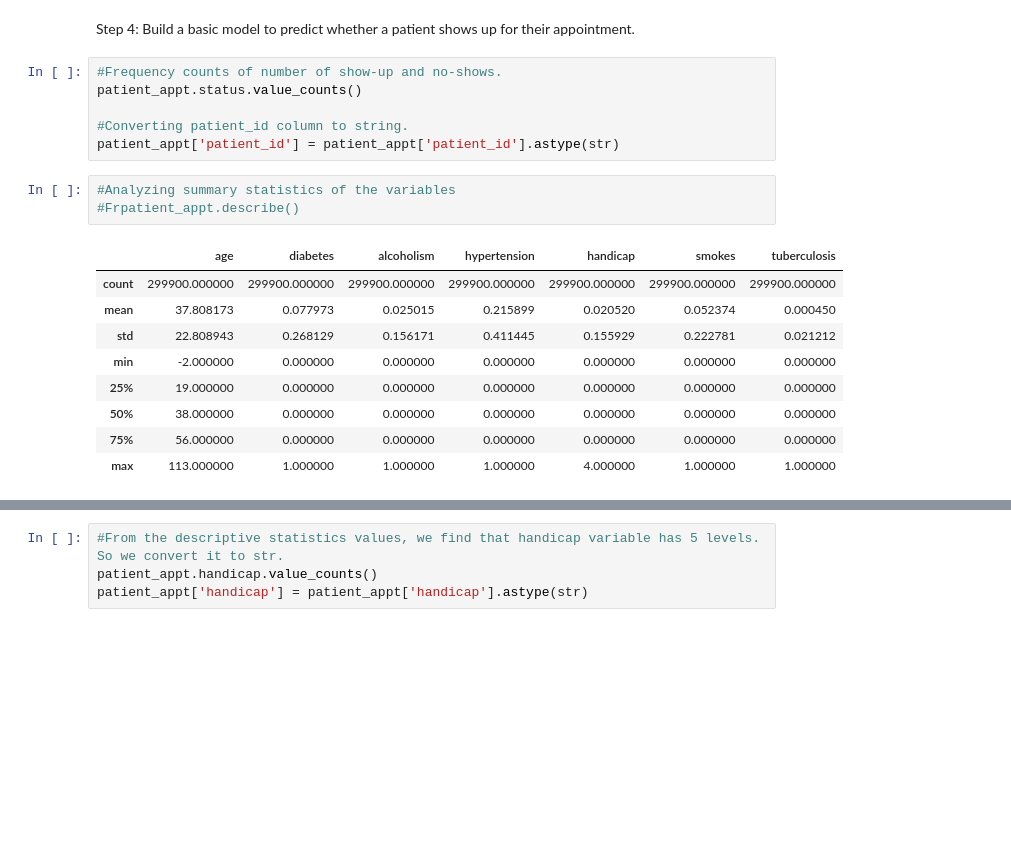
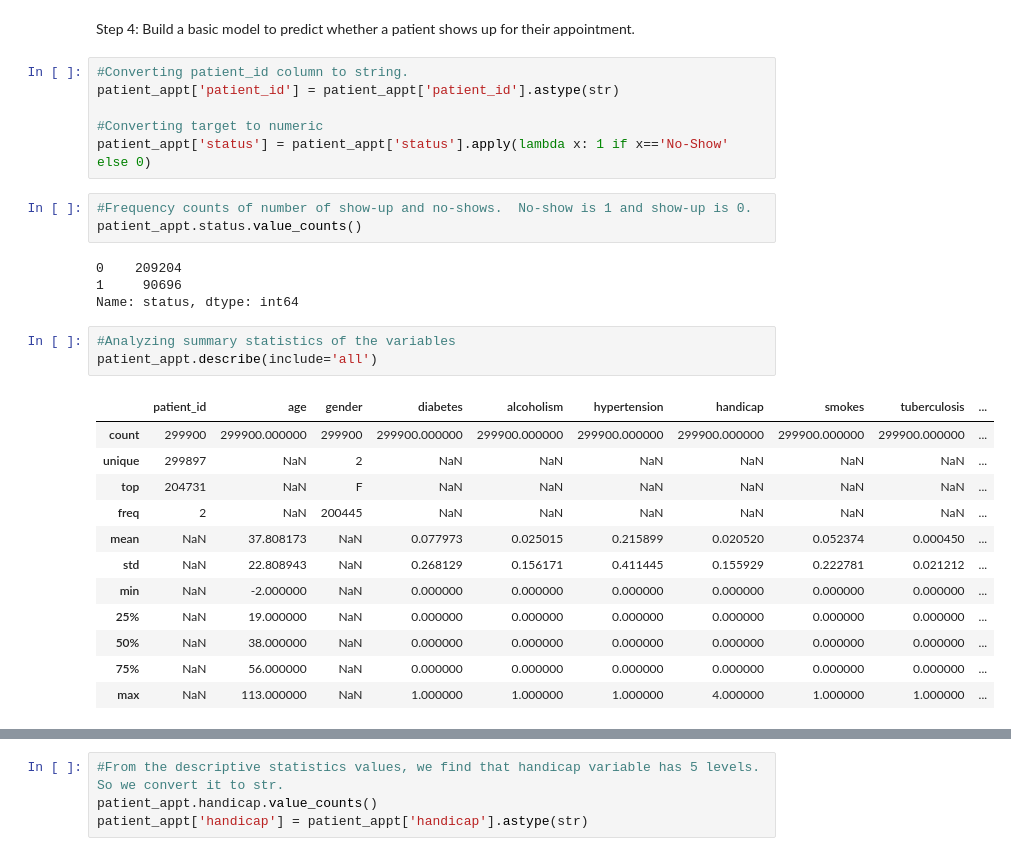
Before and after one commit to sriharinagarajan/Data_Exploration_Modeling_Case, a Jupyter notebook: Part_1.ipynb, the cells around one changed output, grey strips where cells are left out. Cells and saved outputs as stored; diff of their text form; blank space fills up the shorter version.

```diff
--- a/Part_1.ipynb
+++ b/Part_1.ipynb
@@ -87,22 +87,32 @@ sns.countplot(x="age_group", hue="status", data=patient_appt, order=group_names)
 [figure]
 # %% [markdown]
 Step 4: Build a basic model to predict whether a patient shows up for their appointment.
+# %%
+#Converting patient_id column to string.
+patient_appt['patient_id'] = patient_appt['patient_id'].astype(str)
+
+#Converting target to numeric
+patient_appt['status'] = patient_appt['status'].apply(lambda x: 1 if x=='No-Show' else 0)
 # %%
-#Frequency counts of number of show-up and no-shows.
+#Frequency counts of number of show-up and no-shows.  No-show is 1 and show-up is 0.
 patient_appt.status.value_counts()
-
-#Converting patient_id column to string.
-patient_appt['patient_id'] = patient_appt['patient_id'].astype(str)
+# %% [output]
+0    209204
+1     90696
+Name: status, dtype: int64
 # %%
 #Analyzing summary statistics of the variables
-#Frpatient_appt.describe()
+patient_appt.describe(include='all')
 # %% [output]
-|  | age | diabetes | alcoholism | hypertension | handicap | smokes | tuberculosis |
-| count | 299900.000000 | 299900.000000 | 299900.000000 | 299900.000000 | 299900.000000 | 299900.000000 | 299900.000000 |
-| mean | 37.808173 | 0.077973 | 0.025015 | 0.215899 | 0.020520 | 0.052374 | 0.000450 |
-| std | 22.808943 | 0.268129 | 0.156171 | 0.411445 | 0.155929 | 0.222781 | 0.021212 |
-| min | -2.000000 | 0.000000 | 0.000000 | 0.000000 | 0.000000 | 0.000000 | 0.000000 |
-| 25% | 19.000000 | 0.000000 | 0.000000 | 0.000000 | 0.000000 | 0.000000 | 0.000000 |
-| 50% | 38.000000 | 0.000000 | 0.000000 | 0.000000 | 0.000000 | 0.000000 | 0.000000 |
-| 75% | 56.000000 | 0.000000 | 0.000000 | 0.000000 | 0.000000 | 0.000000 | 0.000000 |
-| max | 113.000000 | 1.000000 | 1.000000 | 1.000000 | 4.000000 | 1.000000 | 1.000000 |
+|  | patient_id | age | gender | diabetes | alcoholism | hypertension | handicap | smokes | tuberculosis | ... |
+| count | 299900 | 299900.000000 | 299900 | 299900.000000 | 299900.000000 | 299900.000000 | 299900.000000 | 299900.000000 | 299900.000000 | ... |
+| unique | 299897 | NaN | 2 | NaN | NaN | NaN | NaN | NaN | NaN | ... |
+| top | 204731 | NaN | F | NaN | NaN | NaN | NaN | NaN | NaN | ... |
+| freq | 2 | NaN | 200445 | NaN | NaN | NaN | NaN | NaN | NaN | ... |
+| mean | NaN | 37.808173 | NaN | 0.077973 | 0.025015 | 0.215899 | 0.020520 | 0.052374 | 0.000450 | ... |
+| std | NaN | 22.808943 | NaN | 0.268129 | 0.156171 | 0.411445 | 0.155929 | 0.222781 | 0.021212 | ... |
+| min | NaN | -2.000000 | NaN | 0.000000 | 0.000000 | 0.000000 | 0.000000 | 0.000000 | 0.000000 | ... |
+| 25% | NaN | 19.000000 | NaN | 0.000000 | 0.000000 | 0.000000 | 0.000000 | 0.000000 | 0.000000 | ... |
+| 50% | NaN | 38.000000 | NaN | 0.000000 | 0.000000 | 0.000000 | 0.000000 | 0.000000 | 0.000000 | ... |
+| 75% | NaN | 56.000000 | NaN | 0.000000 | 0.000000 | 0.000000 | 0.000000 | 0.000000 | 0.000000 | ... |
+| max | NaN | 113.000000 | NaN | 1.000000 | 1.000000 | 1.000000 | 4.000000 | 1.000000 | 1.000000 | ... |
```
Also changed, not shown: parts of 24 cells of this notebook, 1 other file.
